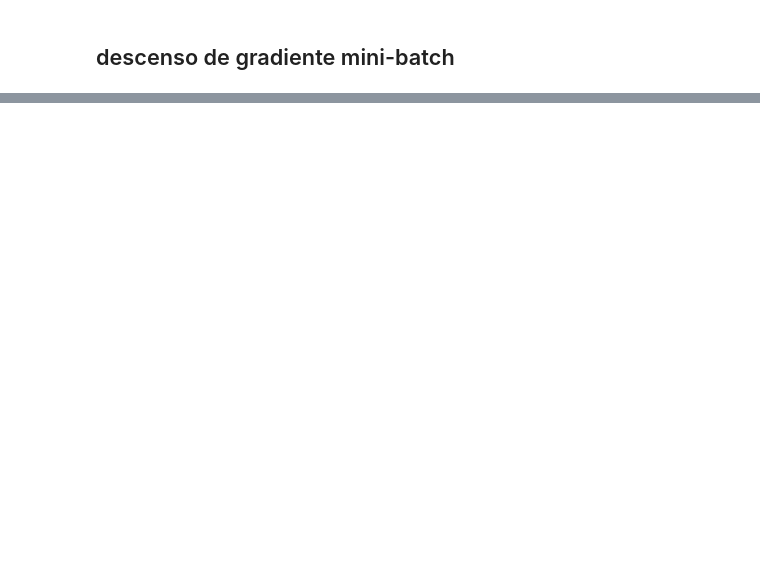
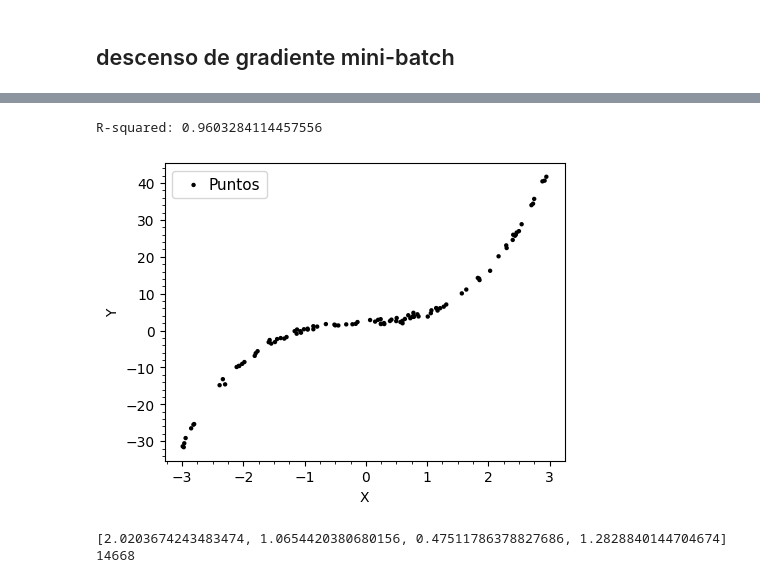
Before and after one commit to iamCristopher/Ciencia-de-datos, a Jupyter notebook: gradeint resent.ipynb, the cells around one changed output, grey strips where cells are left out. Cells and saved outputs as stored; diff of their text form; code cells hidden in the pictures; blank space fills up the shorter version.

```diff
--- a/gradeint resent.ipynb
+++ b/gradeint resent.ipynb
@@ -310,0 +311,70 @@ plt.show()
+# %%
+# Calcular el coeficiente de determinación R-squared
+
+# suma total de cuadrados: variacion total de los y_i respecto a su promedio
+y_prom = np.mean(y)
+suma_total_cuadrados= sum([v**2 for v in y-y_prom])
+
+#suma de los errores cuadraticos
+sum_sqerrors= sum([(theta[0]*xv[0] + theta[1]*xv[1] + theta[2]*xv[2] -yv)**2 for xv, yv, in zip(X,y)])
+
+#calculo de R-squared
+r_squared= 1-sum_sqerrors/ suma_total_cuadrados
+
+print("R-squared:",r_squared )
+# %% [output]
+R-squared: 0.9603284114457556
+# %%
+#ejemplo polinomio grado 3
+m = 100
+x = 6 * np.random.rand(m) - 3
+y = 2 + x + 0.5 * x**2 + 1.3* x**3 + 0.5*np.random.randn(m)
+#grafico
+fig=plt.figure(1,figsize=(5,3.5),dpi=100)
+fig.subplots_adjust(left=0.15,bottom=0.12,right=0.95,top=0.97,hspace=0.24,wspace=0.20)
+ax1=fig.add_subplot(111)
+ax1.set_xlabel("X")
+ax1.set_ylabel("Y")
+
+ax1.scatter(x,y,marker=".",fc="black",ec="none",s=40,label="Puntos")
+
+
+#ax1.plot(xv,xv*theta[0]+theta[1],color="red",label="Ajuste lineal")
+ax1.xaxis.set_minor_locator(AutoMinorLocator(4))
+ax1.yaxis.set_minor_locator(AutoMinorLocator(5))
+ax1.legend(loc=2,scatterpoints=1,handletextpad=0.001,fontsize=11)
+plt.show()
+# %% [output]
+[figure, added]
+# %%
+# calculamos  el gradient descent
+theta=[random.uniform(-1,1),random.uniform(-1,1),random.uniform(-1,1),random.uniform(-1,1)]
+
+X= np.array([(1,xv,xv**2,xv**3) for xv in x])
+learning_rate= 0.001
+n_iter_max= 100_000
+gtol= 1e-6
+
+#batch gradiente descent
+iterar= True
+n_iter= 0
+while iterar:
+    gradiente= gradiente_mse_pol_clas(X,y,theta)
+
+    #damos un paso en la direccion contrario al gradiente
+    theta= paso_en_gradiente(theta,gradiente,-learning_rate)
+
+    #revisar si se alcanzo el numero maximo de iteraciones
+    if n_iter > n_iter_max:
+        iterar=False
+
+    #revisamos si la norma del gradiente alcanzo el umbral minimo
+    norm_grad= sum([g**2 for g in gradiente])**(1/2)
+    if norm_grad < gtol:
+        iterar = False
+    n_iter +=1
+print(theta)
+print(n_iter)
+# %% [output]
+[2.0203674243483474, 1.0654420380680156, 0.47511786378827686, 1.2828840144704674]
+14668
```
Also changed, not shown: parts of 22 cells of this notebook.
